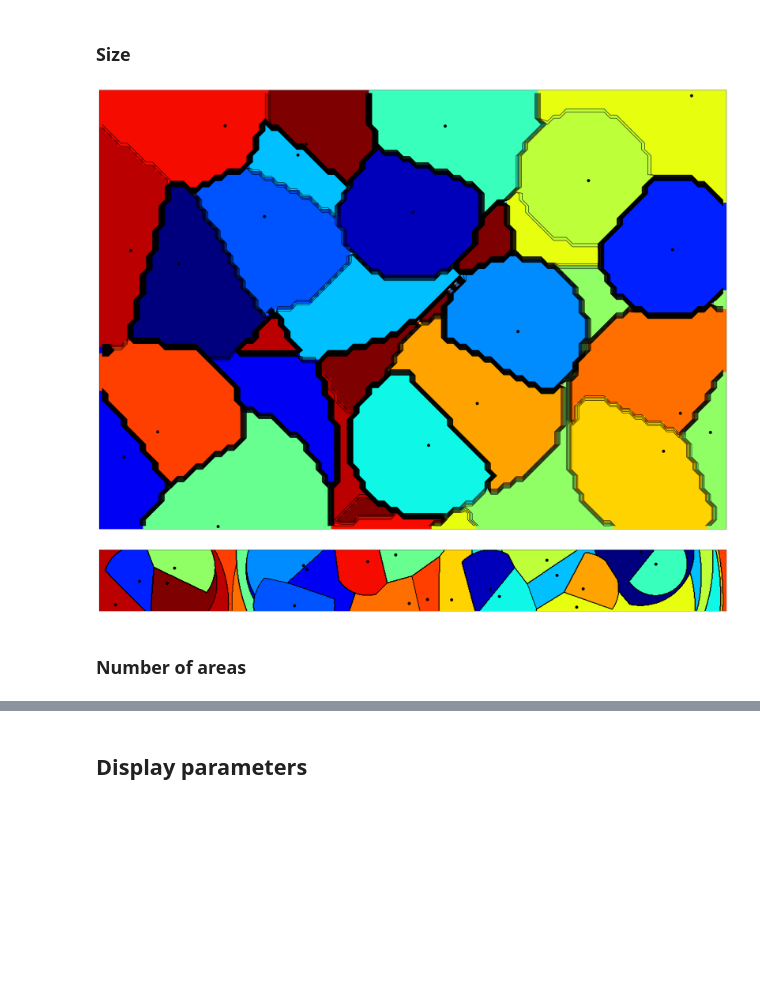
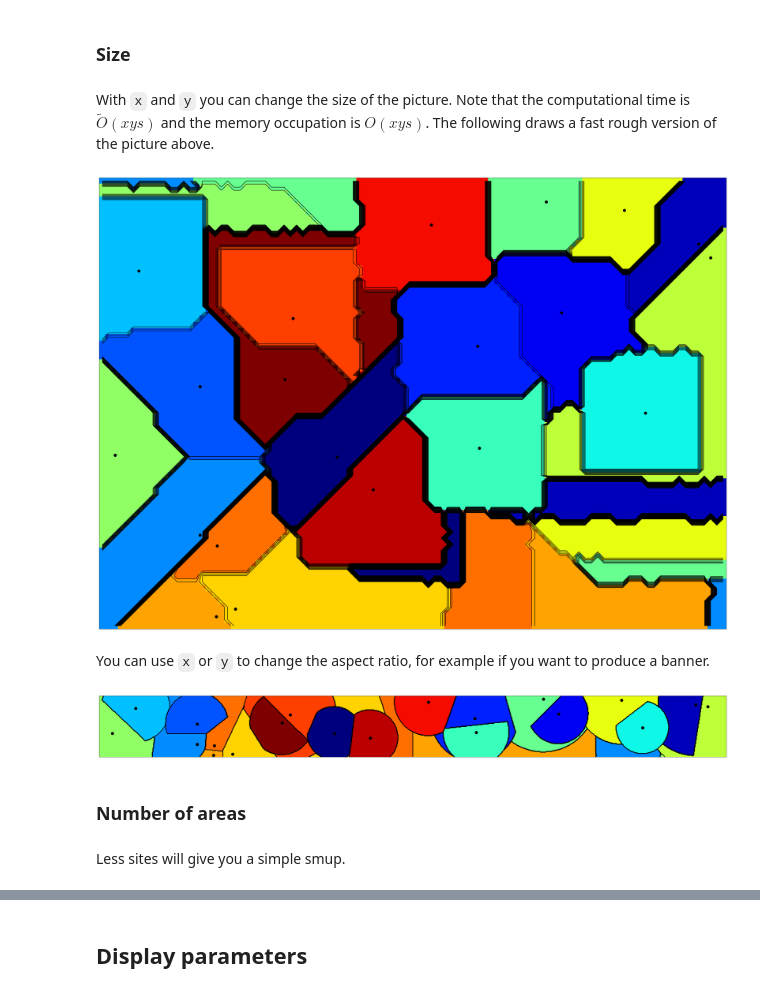
Before and after one commit to balouf/smup, a Jupyter notebook: docs/use.ipynb, the cells around one changed output, grey strips where cells are left out. Saved outputs shown, nothing was run; the diff lists cells and outputs as text; code cells hidden in the pictures; blank space fills up the shorter version.

```diff
--- a/docs/use.ipynb
+++ b/docs/use.ipynb
@@ -3,6 +9,6 @@
 # %%
 from smup import Smup
-matcher = Smup()
-matcher.compute()
-matcher.display()
+smup = Smup()
+smup.compute()
+smup.display()
 # %% [output]
@@ -28,16 +45,22 @@ matcher.display()
 [figure]
 # %% [markdown]
 ### Size
+# %% [markdown]
+With `x` and `y` you can change the size of the picture. Note that the computational time is $\tilde{O}(xys)$ and the memory occupation is $O(xys)$. The following draws a fast rough version of the picture above.
 # %%
-matcher.compute(x=100, y=70)
-matcher.display()
+smup.compute(x=100, y=72, norm='inf', seed=42)
+smup.display()
 # %% [output]
-[figure, old version]
+[figure, new version]
+# %% [markdown]
+You can use `x` or `y` to change the aspect ratio, for example if you want to produce a banner.
 # %%
-matcher.compute(y=100)
-matcher.display()
+smup.compute(y=100, seed=42)
+smup.display()
 # %% [output]
-[figure, old version]
+[figure, new version]
 # %% [markdown]
 ### Number of areas
+# %% [markdown]
+Less sites will give you a simple smup.
 # %%
```
Also changed, not shown: parts of 20 cells of this notebook, 2 other files.
